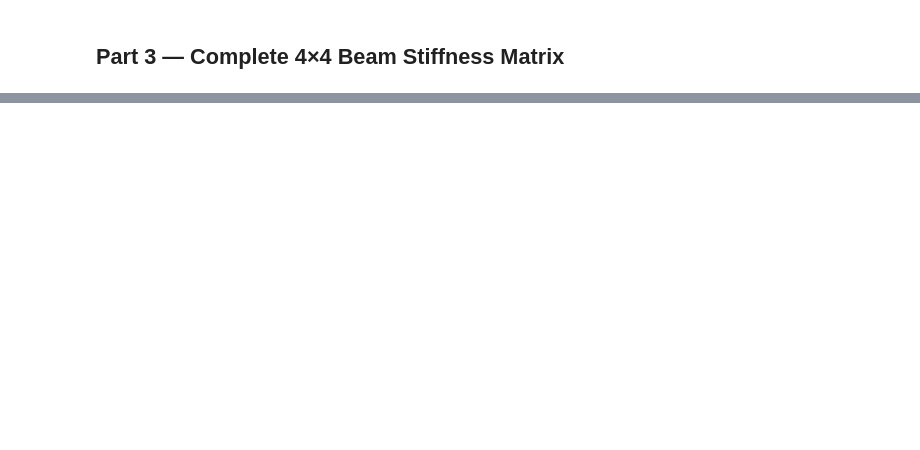
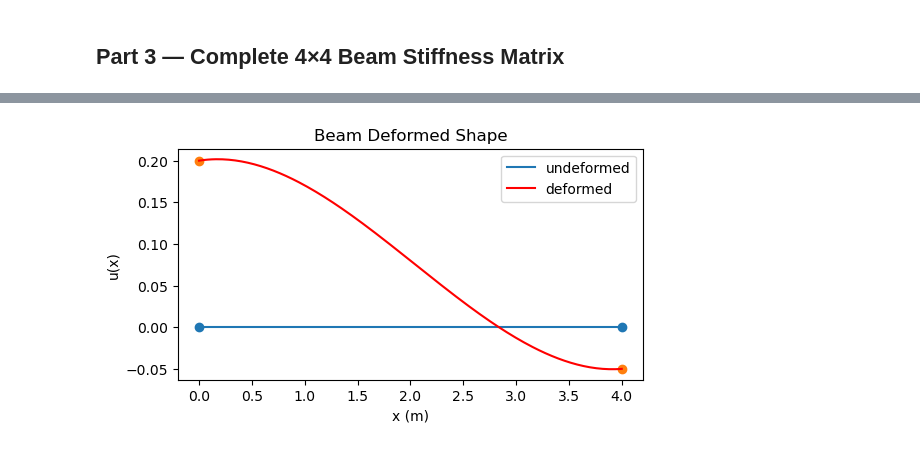
Before and after one commit to Bruun-Automation-Research-Lab/CEE6501, a Jupyter notebook: Lectures/L6/L6_2_Beams_Stiffness.ipynb, the cells around one changed output, grey strips where cells are left out. Drawn from its saved outputs; the diff is of its cells as text; code cells hidden in the pictures; blank space fills up the shorter version.

```diff
--- a/Lectures/L6/L6_2_Beams_Stiffness.ipynb
+++ b/Lectures/L6/L6_2_Beams_Stiffness.ipynb
@@ -646,0 +659,35 @@ Next Lecture: continue
+# %%
+def plot_beam(L, u1, u2, u3, u4, n=200):
+    """
+    Plot beam deformed shape given nodal DOFs.
+    """
+    x = np.linspace(0, L, n)
+    u = beam_deflection(x, L, u1, u2, u3, u4)
+
+    plt.figure(figsize=(6, 3))  # smaller plot
+
+    # undeformed shape
+    plt.plot(x, np.zeros_like(x), linestyle="-", label="undeformed")
+    plt.scatter([0, L], [0, 0])  # nodes (no legend)
+
+    # deformed shape
+    plt.plot(x, u, color="red", label="deformed")
+    plt.scatter([0, L], [u1, u3])  # nodes (no legend)
+
+    plt.xlabel("x (m)")
+    plt.ylabel("u(x)")
+    plt.title("Beam Deformed Shape")
+    plt.legend()
+    plt.show()
+# %%
+L = 4.0  # element length
+
+# Example nodal DOFs (pick anything to test)
+u1 = 0.2  # displacement at node b
+u2 = 0.02   # rotation at node b (rad)
+u3 = -0.05  # displacement at node e
+u4 = 0.01   # rotation at node e (rad)
+
+plot_beam(L, u1, u2, u3, u4)
+# %% [output]
+[figure, added]
```
Also changed, not shown: parts of 41 cells of this notebook, 14 other files.
